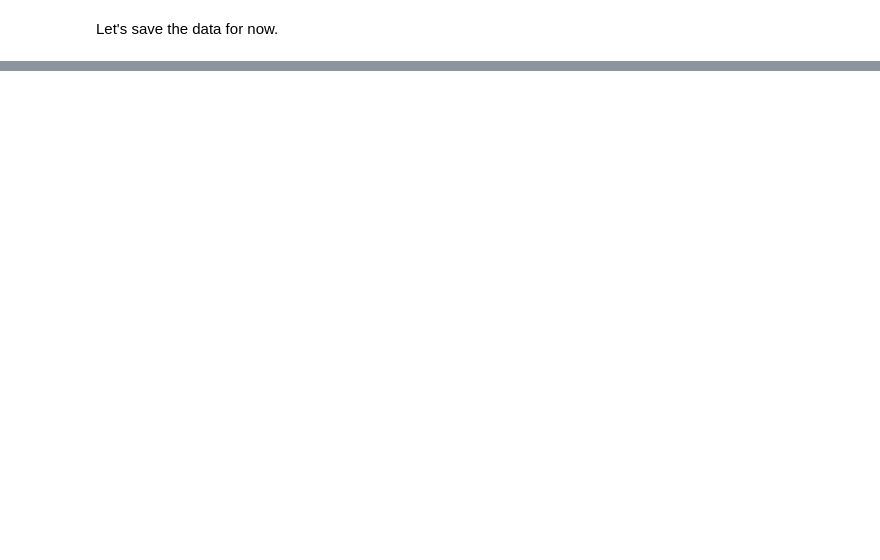
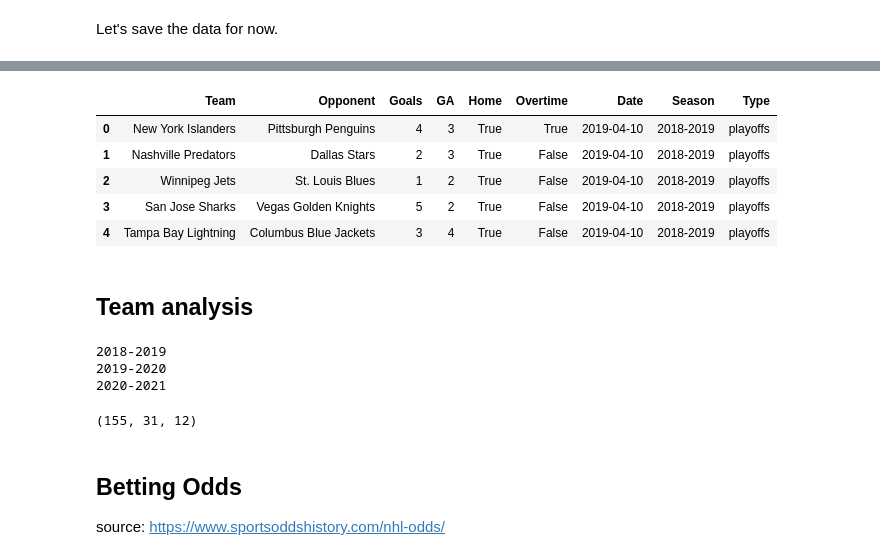
Before and after one commit to huestisk/NHL, a Jupyter notebook: data/data.ipynb, the cells around one changed output, grey strips where cells are left out. Drawn from its saved outputs; the diff is of its cells as text; code cells hidden in the pictures; blank space fills up the shorter version.

```diff
--- a/data/data.ipynb
+++ b/data/data.ipynb
@@ -121,0 +228,35 @@ scores.to_pickle('scores.pkl')
+# %%
+matches = pd.DataFrame({
+    'Team': pd.Series([], dtype='category'),
+    'Opponent': pd.Series([], dtype='category'),
+    'Goals': pd.Series([], dtype='int'),    # Goals scored
+    'GA': pd.Series([], dtype='int'),       # Goals against
+    'Home': pd.Series([], dtype='bool'),
+    'Overtime': pd.Series([], dtype='bool'),     # FIXME: SO, 2OT, etc.
+    'Date': pd.Series([], dtype='datetime64[ns]'),
+    'Season': pd.Series([], dtype='category'),
+    'Type': pd.Series([], dtype='category')
+})
+# %%
+home = scores.drop(columns=['Attendance', 'Length', 'Notes'])
+away = home.copy()
+# %%
+home = home.rename(columns={'Home':'Team', 'Visitor':'Opponent', 'Home Goals':'Goals', 'Visitor Goals':'GA'}, inplace=False)
+home['Home'] = True
+home['Overtime'] = home['Overtime'].notnull()
+# %%
+away = away.rename(columns={'Visitor':'Team', 'Home':'Opponent', 'Home Goals':'GA', 'Visitor Goals':'Goals'}, inplace=False)
+away['Home'] = False
+away['Overtime'] = away['Overtime'].notnull()
+# %%
+matches = pd.concat([matches, home, away], ignore_index=True)
+matches.head()
+# %% [output]
+|  | Team | Opponent | Goals | GA | Home | Overtime | Date | Season | Type |
+| 0 | New York Islanders | Pittsburgh Penguins | 4 | 3 | True | True | 2019-04-10 | 2018-2019 | playoffs |
+| 1 | Nashville Predators | Dallas Stars | 2 | 3 | True | False | 2019-04-10 | 2018-2019 | playoffs |
+| 2 | Winnipeg Jets | St. Louis Blues | 1 | 2 | True | False | 2019-04-10 | 2018-2019 | playoffs |
+| 3 | San Jose Sharks | Vegas Golden Knights | 5 | 2 | True | False | 2019-04-10 | 2018-2019 | playoffs |
+| 4 | Tampa Bay Lightning | Columbus Blue Jackets | 3 | 4 | True | False | 2019-04-10 | 2018-2019 | playoffs |
+# %% [markdown]
+## Team analysis
@@ -121,0 +310,26 @@ scores.to_pickle('scores.pkl')
+# %%
+stats = []
+teams = sorted(matches['Team'].unique())
+seasons = sorted(matches['Season'].unique())
+for season in seasons:
+    print(season)
+    for team in teams:
+        # compute data for regular season matches
+        season_matches = matches.loc[(matches['Type'] == 'regular season') & (matches['Season'] == season)].copy()
+        stats.append(record_per_team(season_matches, team))
+        # compute for playoffs
+        playoff_matches = matches.loc[(matches['Type'] == 'playoffs') & (matches['Season'] == season)].copy()
+        if len(playoff_matches) > 0:
+            stats.append(record_per_team(playoff_matches, team))
+# %% [output]
+2018-2019
+2019-2020
+2020-2021
+# %%
+stats = np.stack(stats)     # 155 x 31 x 12 matrix of all of the data
+stats.shape
+# %% [output]
+(155, 31, 12)
+# %% [markdown]
+## Betting Odds
+source: https://www.sportsoddshistory.com/nhl-odds/
```
Also changed, not shown: parts of 10 cells of this notebook, 12 other files.
